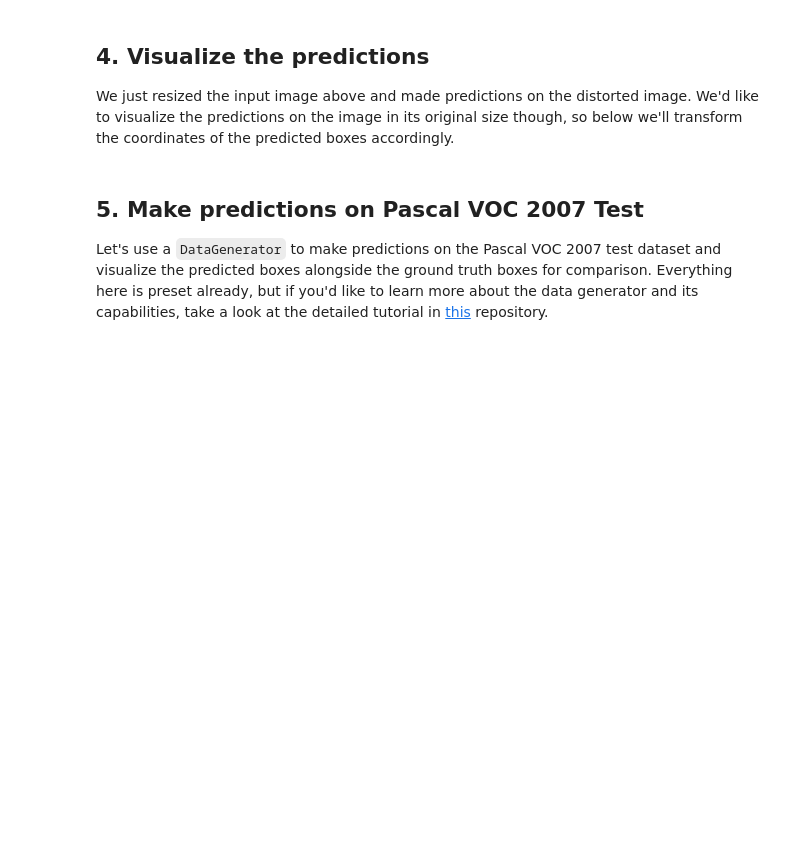
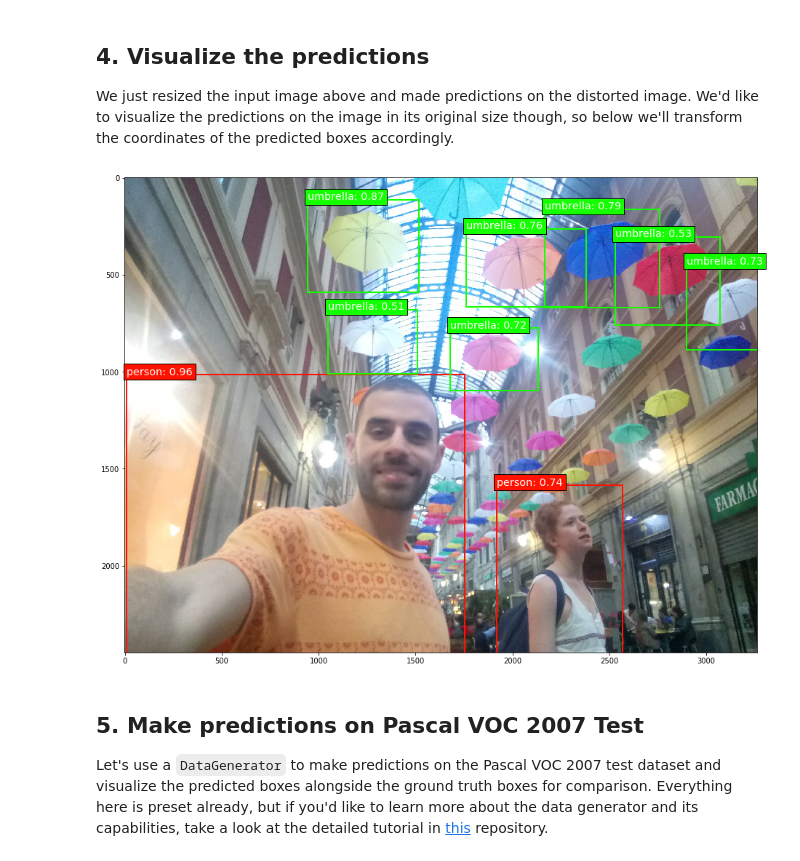
Before and after one commit to issamouawad/Keras-SSD-ConvNet, a Jupyter notebook: ssd512_inference.ipynb, the cells around one changed output. Drawn from its saved outputs; the diff is of its cells as text; code cells hidden in the pictures; blank space fills up the shorter version.

```diff
--- a/ssd512_inference.ipynb
+++ b/ssd512_inference.ipynb
@@ -110,7 +108,7 @@ orig_images = [] # Store the images here.
 input_images = [] # Store resized versions of the images here.
 
 # We'll only load one image in this example.
-img_path = 'examples/00002084.jpg'
+img_path = 'examples/DSC_1157.jpg'
 
 orig_images.append(imread(img_path))
 img = image.load_img(img_path, target_size=(img_height, img_width))
@@ -124,7 +122,7 @@ y_pred = model.predict(input_images)
 # %% [markdown]
 `y_pred` contains a fixed number of predictions per batch item (200 if you use the original model configuration), many of which are low-confidence predictions or dummy entries. We therefore need to apply a confidence threshold to filter out the bad predictions. Set this confidence threshold value how you see fit.
 # %%
-confidence_threshold = 0.5
+confidence_threshold = 0.2
 
 y_pred_thresh = [y_pred[k][y_pred[k,:,1] > confidence_threshold] for k in range(y_pred.shape[0])]
 
@@ -139,30 +150,27 @@ We just resized the input image above and made predictions on the distorted imag
 # %%
 # Display the image and draw the predicted boxes onto it.
 
 # Set the colors for the bounding boxes
-colors = plt.cm.hsv(np.linspace(0, 1, 21)).tolist()
-classes = ['background',
-           'aeroplane', 'bicycle', 'bird', 'boat',
-           'bottle', 'bus', 'car', 'cat',
-           'chair', 'cow', 'diningtable', 'dog',
-           'horse', 'motorbike', 'person', 'pottedplant',
-           'sheep', 'sofa', 'train', 'tvmonitor']
+colors = plt.cm.hsv(np.linspace(0, 1, 81)).tolist()
+classes = ['background', 'person', 'bicycle', 'car', 'motorcycle', 'airplane', 'bus', 'train', 'truck', 'boat', 'traffic light', 'fire hydrant', 'stop sign', 'parking meter', 'bench', 'bird', 'cat', 'dog', 'horse', 'sheep', 'cow', 'elephant', 'bear', 'zebra', 'giraffe', 'backpack', 'umbrella', 'handbag', 'tie', 'suitcase', 'frisbee', 'skis', 'snowboard', 'sports ball', 'kite', 'baseball bat', 'baseball glove', 'skateboard', 'surfboard', 'tennis racket', 'bottle', 'wine glass', 'cup', 'fork', 'knife', 'spoon', 'bowl', 'banana', 'apple', 'sandwich', 'orange', 'broccoli', 'carrot', 'hot dog', 'pizza', 'donut', 'cake', 'chair', 'couch', 'potted plant', 'bed', 'dining table', 'toilet', 'tv', 'laptop', 'mouse', 'remote', 'keyboard', 'cell phone', 'microwave', 'oven', 'toaster', 'sink', 'refrigerator', 'book', 'clock', 'vase', 'scissors', 'teddy bear', 'hair drier', 'toothbrush']
 
 plt.figure(figsize=(20,12))
 plt.imshow(orig_images[0])
 
 current_axis = plt.gca()
 
 for box in y_pred_thresh[0]:
     # Transform the predicted bounding boxes for the 512x512 image to the original image dimensions.
     xmin = box[-4] * orig_images[0].shape[1] / img_width
     ymin = box[-3] * orig_images[0].shape[0] / img_height
     xmax = box[-2] * orig_images[0].shape[1] / img_width
     ymax = box[-1] * orig_images[0].shape[0] / img_height
     color = colors[int(box[0])]
     label = '{}: {:.2f}'.format(classes[int(box[0])], box[1])
     current_axis.add_patch(plt.Rectangle((xmin, ymin), xmax-xmin, ymax-ymin, color=color, fill=False, linewidth=2))
     current_axis.text(xmin, ymin, label, size='x-large', color='white', bbox={'facecolor':color, 'alpha':1.0})
+# %% [output]
+[figure, added]
 # %% [markdown]
 ## 5. Make predictions on Pascal VOC 2007 Test
 
```
Also changed, not shown: parts of 3 cells of this notebook, 14 other files.
